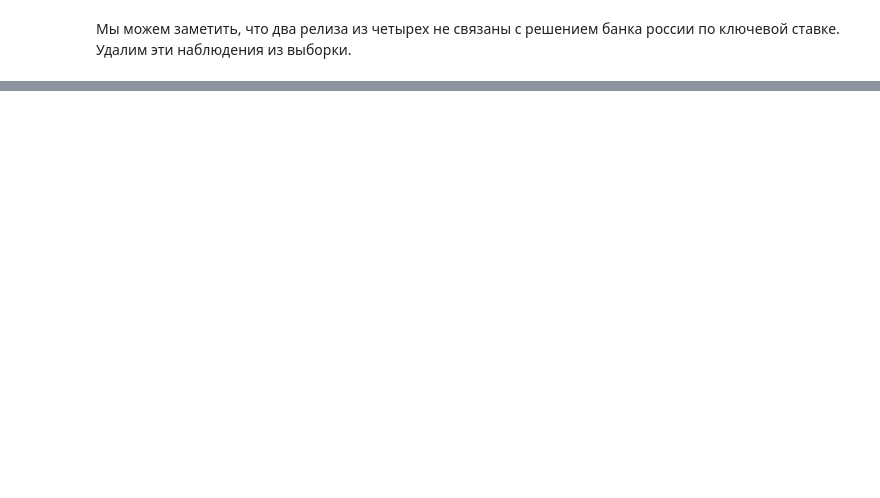
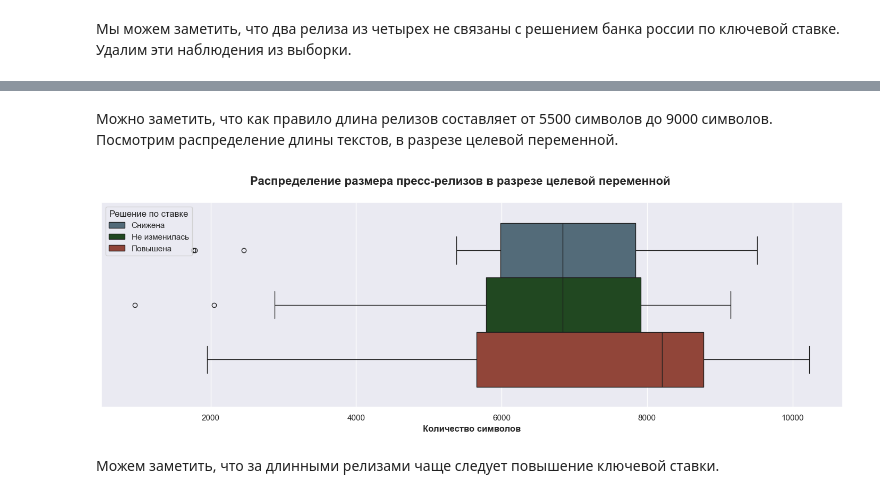
Before and after one commit to ai24-team-15/cbr-press-release-classifier, a Jupyter notebook: eda/cbr_press_releases.ipynb, the cells around one changed output, grey strips where cells are left out. Saved outputs shown, nothing was run; the diff lists cells and outputs as text; code cells hidden in the pictures; blank space fills up the shorter version.

```diff
--- a/eda/cbr_press_releases.ipynb
+++ b/eda/cbr_press_releases.ipynb
@@ -258,0 +281,3 @@ df
+# %%
+df['target'] = df.rate.shift(1) - df.rate
+df
@@ -258,0 +312,11 @@ df
+# %%
+def calc_target_category(value):
+    if value > 0:
+        return 1
+    elif value < 0:
+        return -1
+    else:
+        return 0
+
+
+df['target_category'] = df.target.map(calc_target_category)
@@ -258,0 +325,6 @@ df
+# %%
+COLORS = {
+    0: '#1A4E1A',
+    1: '#A03B2A',
+    -1: '#4D6D7F'
+}
@@ -258,0 +406,39 @@ df
+# %% [markdown]
+Можно заметить, что как правило длина релизов составляет от 5500 символов до 9000 символов. Посмотрим распределение длины текстов, в разрезе целевой переменной.
+# %%
+# Устанавливаем размер графика
+plt.figure(figsize=(18, 5))
+
+# Строим гистограмму для числового признака с разделением по признаку оттока (churn)
+sns.boxplot(
+    data=df,
+    x=df.release.str.len(),
+    hue='target_category',
+    palette=COLORS,
+    )
+
+# Устанавливаем заголовок графика
+plt.suptitle(
+    'Распределение размера пресс-релизов в разрезе целевой переменной',
+    fontsize=16,
+    fontweight='bold'
+)
+
+# Устанавливаем название оси X
+plt.xlabel('Количество символов', fontweight='bold')
+
+# Устанавливаем название оси Y
+plt.ylabel('')
+
+# Настройка легенды
+plt.legend(
+    title='Решение по ставке',
+    labels=['Снижена', 'Не изменилась', 'Повышена'],
+)
+
+# Отображаем график
+plt.show()
+# %% [output]
+[figure, added]
+# %% [markdown]
+Можем заметить, что за длинными релизами чаще следует повышение ключевой ставки.
```
Also changed, not shown: parts of 51 cells of this notebook.
